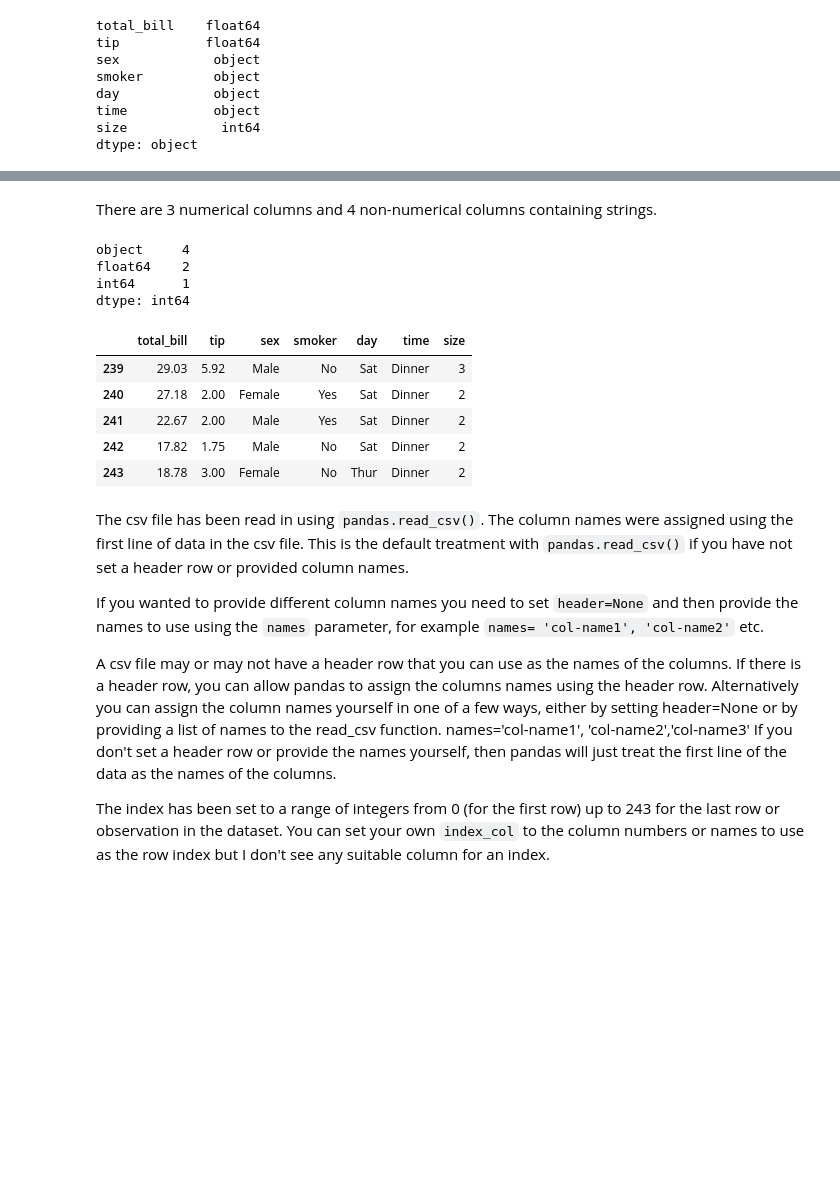
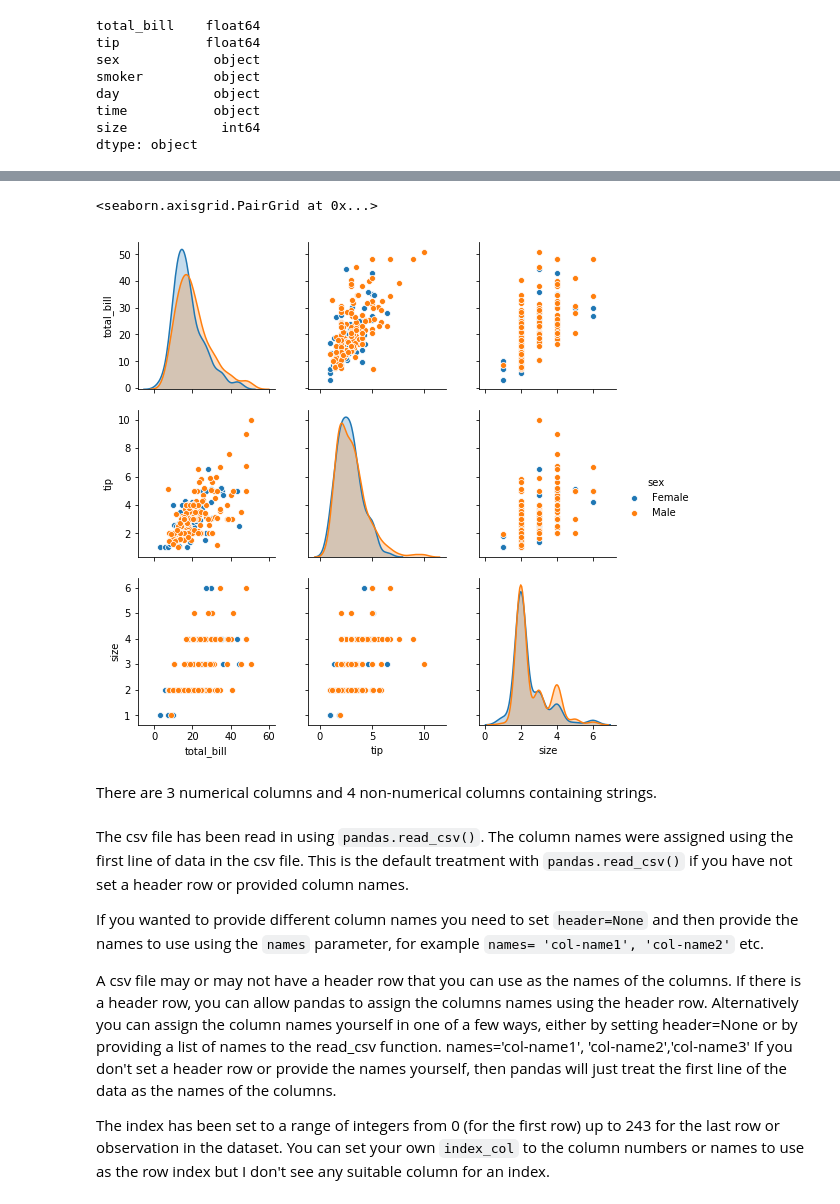
Before and after one commit to angela1C/Fundamentals-of-Data-Analysis-Project-2019, a Jupyter notebook: tips-project.ipynb, the cells around one changed output, grey strips where cells are left out. Saved outputs shown, nothing was run; the diff lists cells and outputs as text; code cells hidden in the pictures; blank space fills up the shorter version.

```diff
--- a/tips-project.ipynb
+++ b/tips-project.ipynb
@@ -88,21 +298,10 @@ dtype: object
+# %%
+sns.pairplot(df, hue = "sex")
+# %% [output]
+<seaborn.axisgrid.PairGrid at 0x...>
+[figure, added]
 # %% [markdown]
 There are 3 numerical columns and 4 non-numerical columns containing strings.
-# %%
-tips_df.dtypes.value_counts() # a count of how many types of data types across the columns
-# %% [output]
-object     4
-float64    2
-int64      1
-dtype: int64
-# %%
-tips_df.tail()
-# %% [output]
-|  | total_bill | tip | sex | smoker | day | time | size |
-| 239 | 29.03 | 5.92 | Male | No | Sat | Dinner | 3 |
-| 240 | 27.18 | 2.00 | Female | Yes | Sat | Dinner | 2 |
-| 241 | 22.67 | 2.00 | Male | Yes | Sat | Dinner | 2 |
-| 242 | 17.82 | 1.75 | Male | No | Sat | Dinner | 2 |
-| 243 | 18.78 | 3.00 | Female | No | Thur | Dinner | 2 |
 # %% [markdown]
 The csv file has been read in using `pandas.read_csv()`.
 The column names were assigned using the first line of data in the csv file. This is the default treatment with `pandas.read_csv()` if you have not set a header row or provided column names.
```
Also changed, not shown: parts of 46 cells of this notebook, 1 other file.
